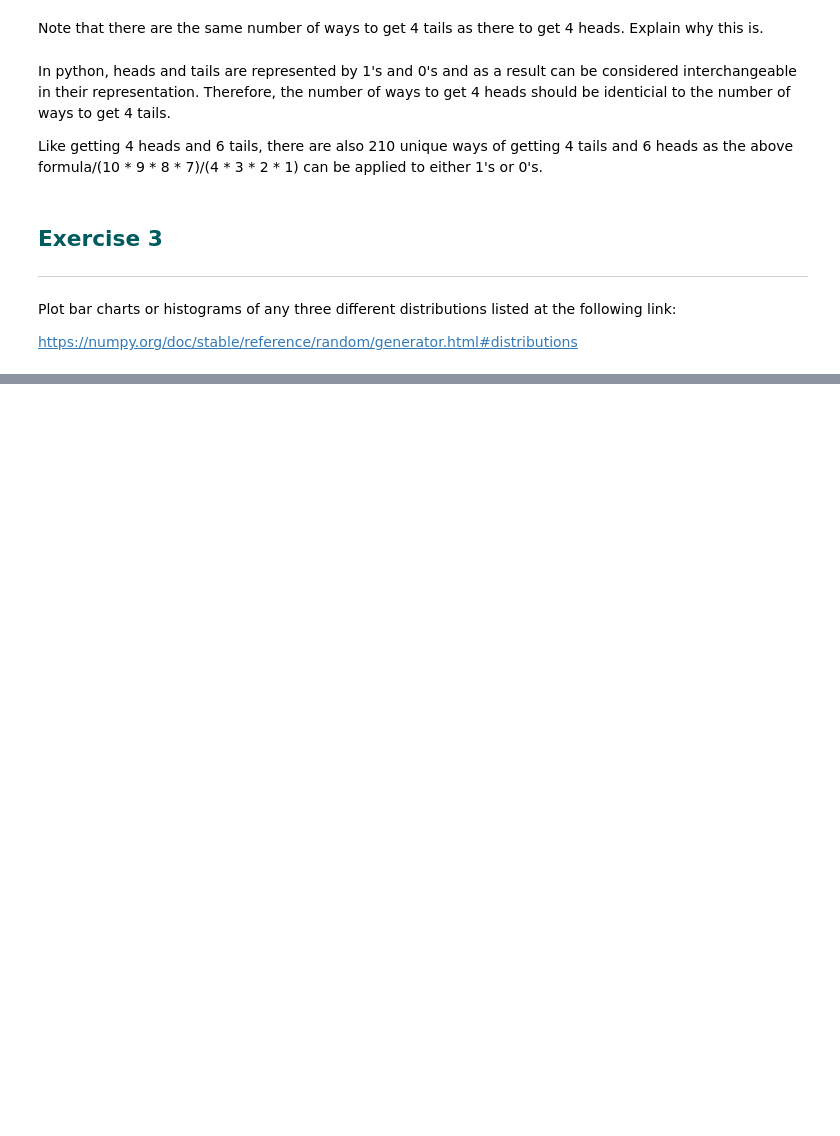
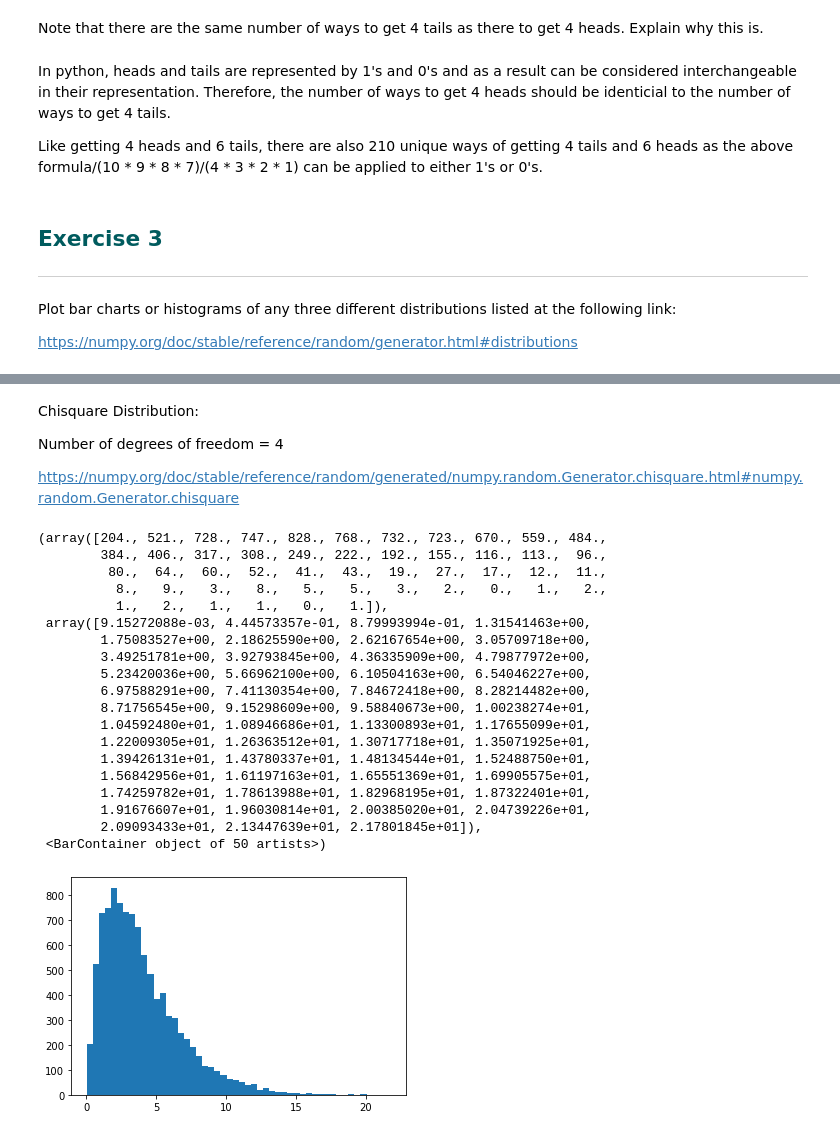
Before and after one commit to micheal-mcenery/funddata-assessment, a Jupyter notebook: Topic 2 - Randomness.ipynb, the cells around one changed output, grey strips where cells are left out. Drawn from its saved outputs; the diff is of its cells as text; code cells hidden in the pictures; blank space fills up the shorter version.

```diff
--- a/Topic 2 - Randomness.ipynb
+++ b/Topic 2 - Randomness.ipynb
@@ -83,0 +125,35 @@ https://numpy.org/doc/stable/reference/random/generator.html#distributions
+# %% [markdown]
+Chisquare Distribution:
+
+Number of degrees of freedom = 4
+
+https://numpy.org/doc/stable/reference/random/generated/numpy.random.Generator.chisquare.html#numpy.random.Generator.chisquare
+# %%
+rng = np.random.default_rng()
+
+samples = rng.chisquare(4, 10000)
+
+fig, ax = plt.subplots()
+
+ax.hist(samples, bins=50)
+# %% [output]
+(array([204., 521., 728., 747., 828., 768., 732., 723., 670., 559., 484.,
+        384., 406., 317., 308., 249., 222., 192., 155., 116., 113.,  96.,
+         80.,  64.,  60.,  52.,  41.,  43.,  19.,  27.,  17.,  12.,  11.,
+          8.,   9.,   3.,   8.,   5.,   5.,   3.,   2.,   0.,   1.,   2.,
+          1.,   2.,   1.,   1.,   0.,   1.]),
+ array([9.15272088e-03, 4.44573357e-01, 8.79993994e-01, 1.31541463e+00,
+        1.75083527e+00, 2.18625590e+00, 2.62167654e+00, 3.05709718e+00,
+        3.49251781e+00, 3.92793845e+00, 4.36335909e+00, 4.79877972e+00,
+        5.23420036e+00, 5.66962100e+00, 6.10504163e+00, 6.54046227e+00,
+        6.97588291e+00, 7.41130354e+00, 7.84672418e+00, 8.28214482e+00,
+        8.71756545e+00, 9.15298609e+00, 9.58840673e+00, 1.00238274e+01,
+        1.04592480e+01, 1.08946686e+01, 1.13300893e+01, 1.17655099e+01,
+        1.22009305e+01, 1.26363512e+01, 1.30717718e+01, 1.35071925e+01,
+        1.39426131e+01, 1.43780337e+01, 1.48134544e+01, 1.52488750e+01,
+        1.56842956e+01, 1.61197163e+01, 1.65551369e+01, 1.69905575e+01,
+        1.74259782e+01, 1.78613988e+01, 1.82968195e+01, 1.87322401e+01,
+        1.91676607e+01, 1.96030814e+01, 2.00385020e+01, 2.04739226e+01,
+        2.09093433e+01, 2.13447639e+01, 2.17801845e+01]),
+ <BarContainer object of 50 artists>)
+[figure, added]
```
Also changed, not shown: parts of 4 cells of this notebook.
